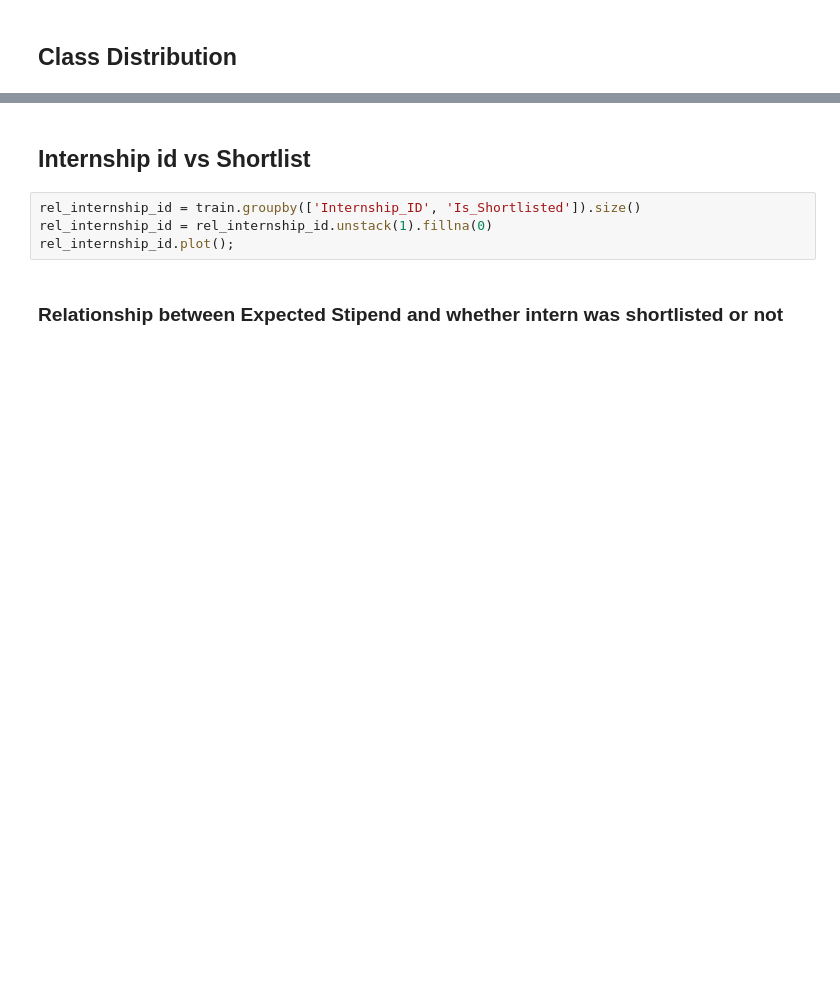
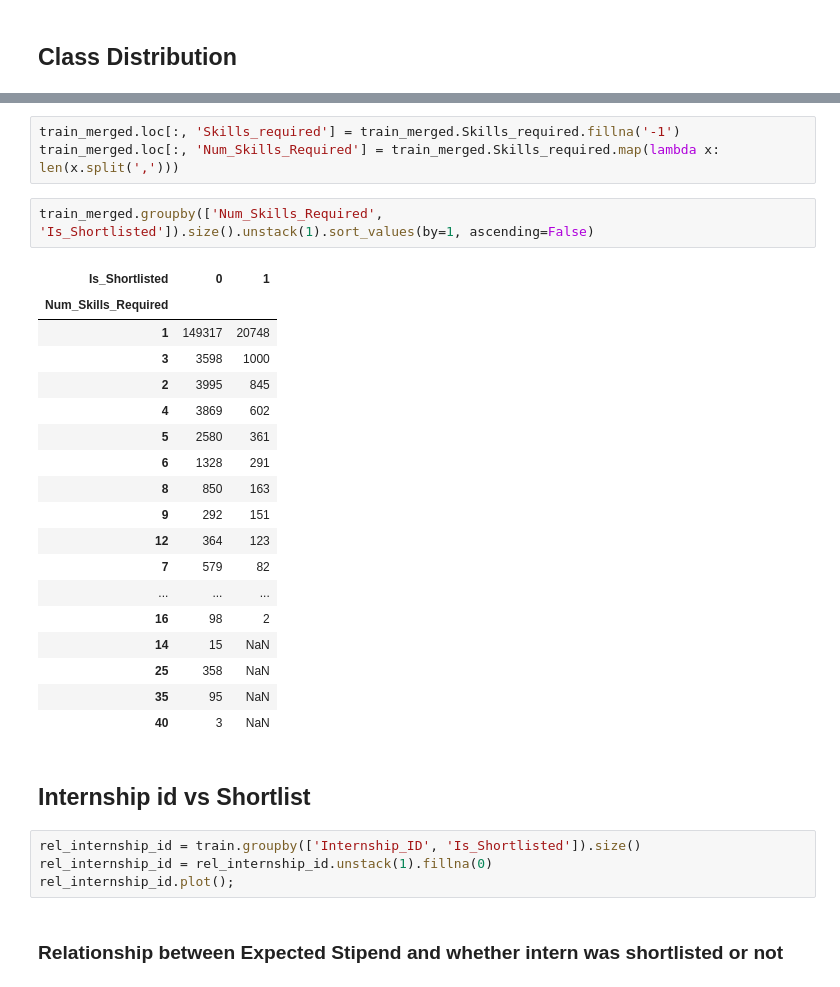
Before and after one commit to numb3r33/av-practice, a Jupyter notebook: date-your_data/notebooks/Date_Your_Data - Exploratory Data Analysis.ipynb, the cells around one changed output, grey strips where cells are left out. Cells and saved outputs as stored; diff of their text form; blank space fills up the shorter version.

```diff
--- a/date-your_data/notebooks/Date_Your_Data - Exploratory Data Analysis.ipynb
+++ b/date-your_data/notebooks/Date_Your_Data - Exploratory Data Analysis.ipynb
@@ -40,3 +240,27 @@ train.Is_Shortlisted.value_counts()
+# %%
+train_merged.loc[:, 'Skills_required'] = train_merged.Skills_required.fillna('-1')
+train_merged.loc[:, 'Num_Skills_Required'] = train_merged.Skills_required.map(lambda x: len(x.split(',')))
+# %%
+train_merged.groupby(['Num_Skills_Required', 'Is_Shortlisted']).size().unstack(1).sort_values(by=1, ascending=False)
+# %% [output]
+| Is_Shortlisted | 0 | 1 |
+| Num_Skills_Required |  |  |
+| 1 | 149317 | 20748 |
+| 3 | 3598 | 1000 |
+| 2 | 3995 | 845 |
+| 4 | 3869 | 602 |
+| 5 | 2580 | 361 |
+| 6 | 1328 | 291 |
+| 8 | 850 | 163 |
+| 9 | 292 | 151 |
+| 12 | 364 | 123 |
+| 7 | 579 | 82 |
+| ... | ... | ... |
+| 16 | 98 | 2 |
+| 14 | 15 | NaN |
+| 25 | 358 | NaN |
+| 35 | 95 | NaN |
+| 40 | 3 | NaN |
 # %% [markdown]
 ## Internship id vs Shortlist
 # %%
```
Also changed, not shown: parts of 23 cells of this notebook, 1 other file.
